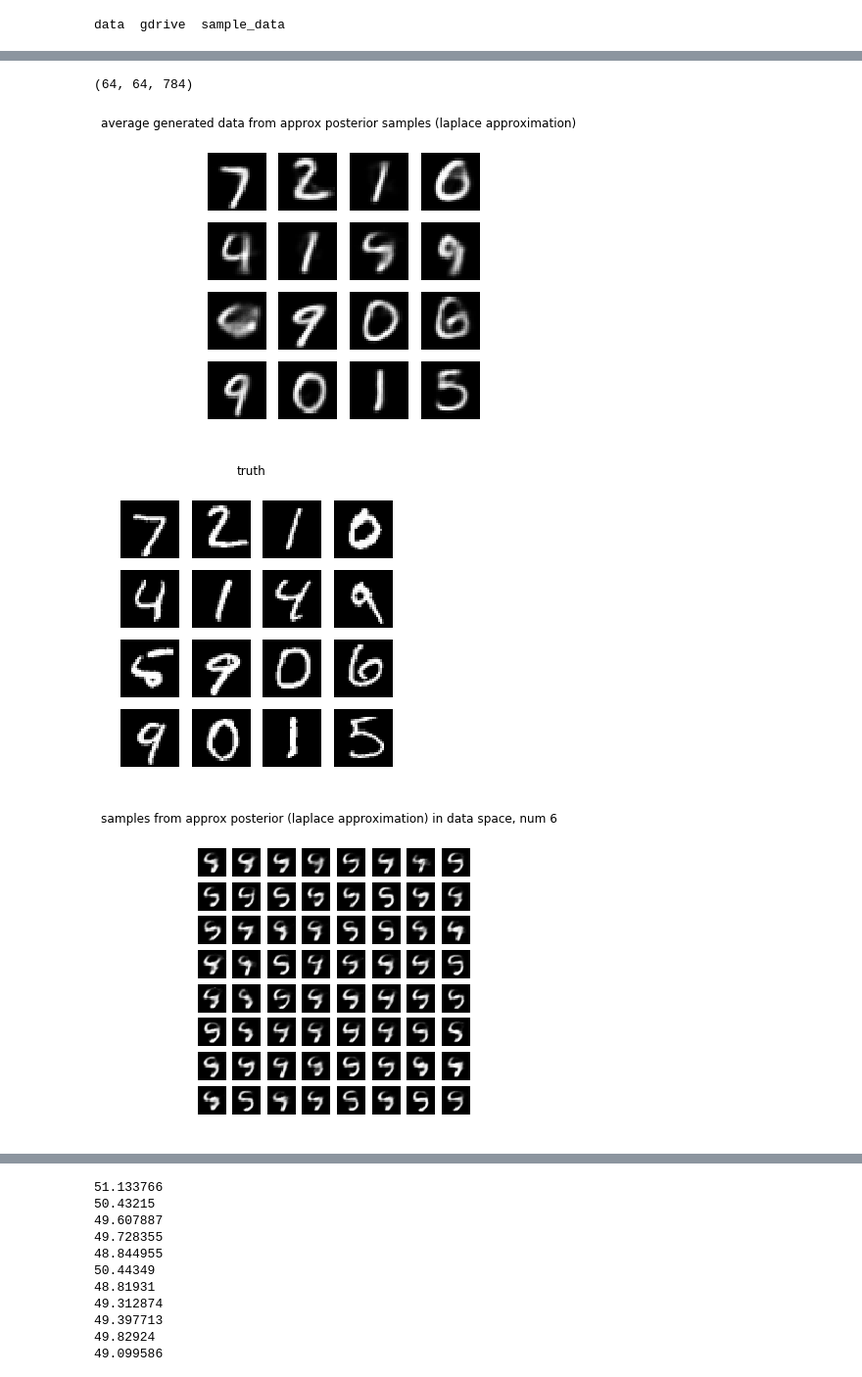
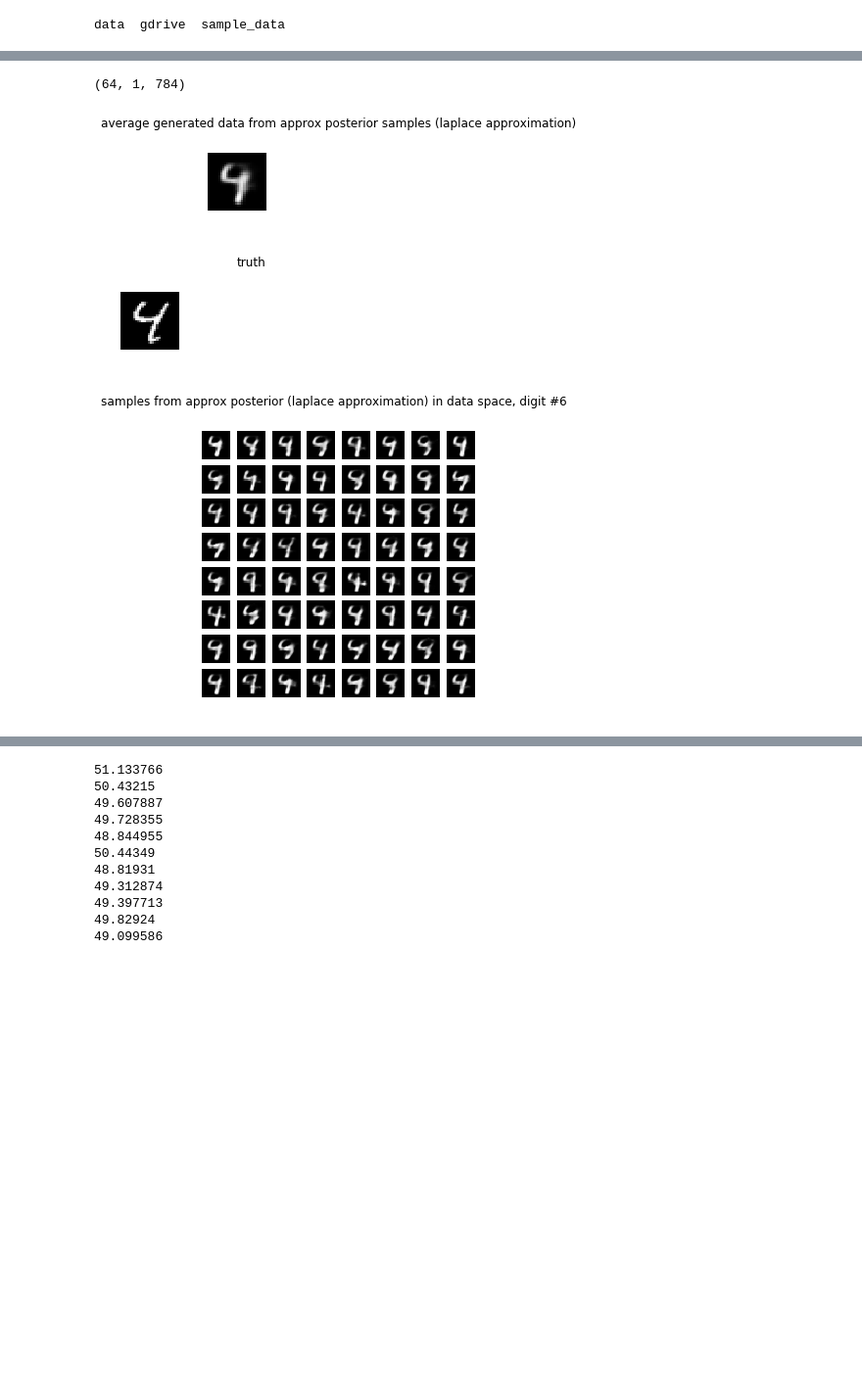
Before and after one commit to VMBoehm/DeNoPa, a Jupyter notebook: Laplace_Around_MAP_External_Generator.ipynb, the cells around one changed output, grey strips where cells are left out. Shown: that part at 98% size. Saved outputs shown, nothing was run; the diff lists cells and outputs as text; code cells hidden in the pictures; blank space fills up the shorter version.

```diff
--- a/Laplace_Around_MAP_External_Generator.ipynb
+++ b/Laplace_Around_MAP_External_Generator.ipynb
@@ -258,0 +276,4 @@ posterior2_loss=[]
+# %%
+posterior2_loss=[]
+ini = np.zeros((batch_size,hidden_size), dtype=np.float)
+sess.run(MAP_reset,feed_dict={x_corr: masked_data, mymask: mask, MAP_ini:ini})
@@ -264,13 +287,13 @@ for ii in range(300):
   if ii%100==0:
     print(ll)
 lrate=1e-3
-for ii in range(500):
+for ii in range(800):
   _, ll = sess.run([opt_op2,loss],feed_dict={x_corr: masked_data, lr:lrate, mymask:mask})
   posterior2_loss.append(ll)
   if ii%100==0:
     print(ll)
 lrate=1e-5
-for ii in range(500):
+for ii in range(800):
   _, ll = sess.run([opt_op2,loss],feed_dict={x_corr: masked_data, lr:lrate, mymask:mask})
   posterior2_loss.append(ll)
   if ii%100==0:
@@ -357,18 +332,18 @@ xrecons.shape
 figure(figsize=(5,5))
 suptitle('mean likelihood at MAP')
 for i in range(min(batch_size,16)):
-    if batch_size<16:
-      subplot(1,batch_size,i+1)
-      imshow(xrecons[i].reshape((28,28)),cmap='gray',vmin=0); #colorbar()
-      axis('off')
-    else:
-      subplot(4,4,i+1)
-      imshow(xrecons[i].reshape((28,28)),cmap='gray',vmin=0); #colorbar()
-      axis('off')
+#     if batch_size<16:
+#       subplot(1,batch_size,i+1)
+#       imshow(xrecons[i].reshape((28,28)),cmap='gray',vmin=0); #colorbar()
+#       axis('off')
+#     else:
+    subplot(4,4,i+1)
+    imshow(xrecons[i].reshape((28,28)),cmap='gray',vmin=0); #colorbar()
+    axis('off')
 
 figure(figsize=(5,5))
 suptitle('truth')
-for i in range(16):
+for i in range(min(batch_size,16)):
     subplot(4,4,i+1)
     imshow(x_truth[i].reshape((28,28)),cmap='gray',vmin=0); #colorbar()
     axis('off')
@@ -388,46 +363,40 @@ print(xrecons3.shape)
 figure(figsize=(5,5))
 suptitle('average generated data from approx posterior samples (laplace approximation)')
 for i in range(min(batch_size,16)):
-    if batch_size<16:
-      subplot(1,batch_size,i+1)
-      imshow(np.mean(xrecons3[:,i,:],axis=(0)).reshape((28,28)),cmap='gray',vmin=0);
-      axis('off')
-    else:
-      subplot(4,4,i+1)
-      imshow(np.mean(xrecons3[:,i,:],axis=(0)).reshape((28,28)),cmap='gray',vmin=0);
-      axis('off')
+    subplot(4,4,i+1)
+    imshow(np.mean(xrecons3[:,i,:],axis=(0)).reshape((28,28)),cmap='gray',vmin=0);
+    axis('off')
 
 figure(figsize=(5,5))
 suptitle('truth')
-for i in range(16):
+for i in range(min(batch_size,16)):
     subplot(4,4,i+1)
     imshow(x_truth[i].reshape((28,28)),cmap='gray',vmin=0); #colorbar()
     axis('off')
 
-num = 6
 figure(figsize=(5,5))
-suptitle('samples from approx posterior (laplace approximation) in data space, num %d'%num)
+suptitle('samples from approx posterior (laplace approximation) in data space, digit #%d'%num)
 for jj in range(64):
   subplot(8,8,jj+1)
-  imshow(xrecons3[jj,num,:].reshape((28,28)),cmap='gray',vmin=0);
+  imshow(xrecons3[jj,0].reshape((28,28)),cmap='gray',vmin=0);
   axis('off')
 
 
 
 
 # figure(figsize=(5,5))
 # suptitle('mean likelihood at stddev')
 # for i in range(min(batch_size,16)):
 #     if batch_size<16:
 #       subplot(1,batch_size,i+1)
 #       imshow(xrecons4[i].reshape((28,28)),cmap='gray',vmin=0);
 #       axis('off')
 #     else:
 #       subplot(4,4,i+1)
 #       imshow(xrecons4[i].reshape((28,28)),cmap='gray',vmin=0);
 #       axis('off')
 # %% [output]
-(64, 64, 784)
+(64, 1, 784)
-[figure, old version]
+[figure, new version]
-[figure, old version]
+[figure, new version]
-[figure, old version]
+[figure, new version]
```
Also changed, not shown: parts of 24 cells of this notebook.
